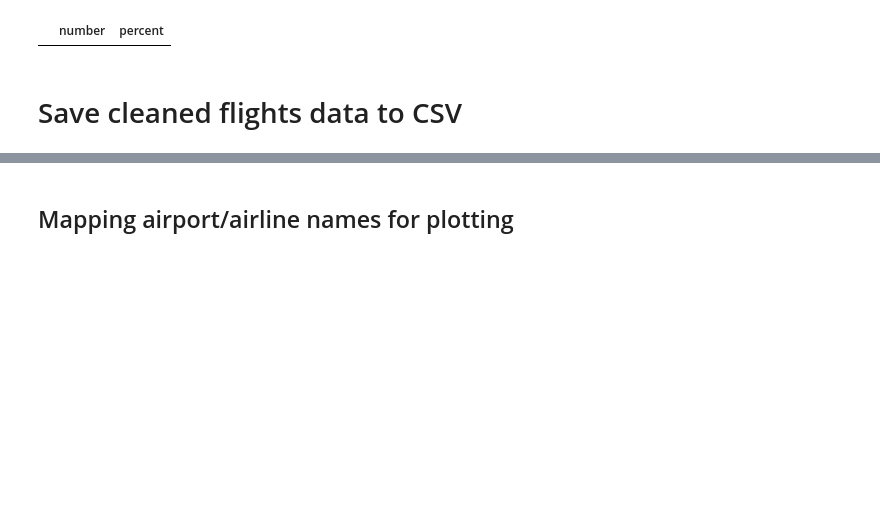
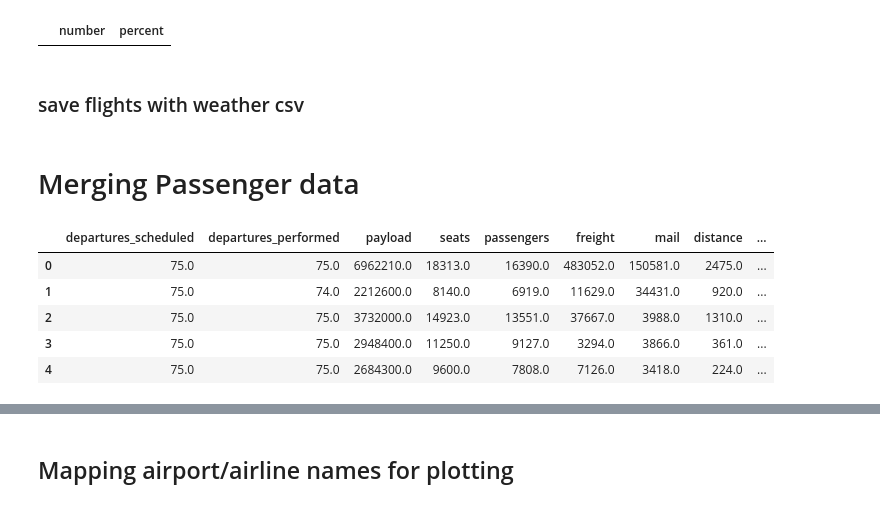
Before and after one commit to bmskarate/lighthouseMain, a Jupyter notebook: w6-midterm/flights_cleaning.ipynb, the cells around one changed output, grey strips where cells are left out. Saved outputs shown, nothing was run; the diff lists cells and outputs as text; code cells hidden in the pictures; blank space fills up the shorter version.

```diff
--- a/w6-midterm/flights_cleaning.ipynb
+++ b/w6-midterm/flights_cleaning.ipynb
@@ -82,6 +131,6 @@ missing(flights_raw) # good to go.
 # %% [output]
 |  | number | percent |
-# %% [markdown]
-# Save cleaned flights data to CSV
+# %% [markdown]
+### save flights with weather csv
 # %%
 #Export the cleaned dataframe
@@ -88,0 +138,13 @@ flights_raw.to_csv('data/flights_cleaned_with_delays.csv')
+# %% [markdown]
+# Merging Passenger data
+# %%
+# how to merge passenger data? it's monthly
+df_passengers = pd.read_csv("data/passengers_nov_dec_jan_raw.csv")
+df_passengers.head()
+# %% [output]
+|  | departures_scheduled | departures_performed | payload | seats | passengers | freight | mail | distance | ... |
+| 0 | 75.0 | 75.0 | 6962210.0 | 18313.0 | 16390.0 | 483052.0 | 150581.0 | 2475.0 | ... |
+| 1 | 75.0 | 74.0 | 2212600.0 | 8140.0 | 6919.0 | 11629.0 | 34431.0 | 920.0 | ... |
+| 2 | 75.0 | 75.0 | 3732000.0 | 14923.0 | 13551.0 | 37667.0 | 3988.0 | 1310.0 | ... |
+| 3 | 75.0 | 75.0 | 2948400.0 | 11250.0 | 9127.0 | 3294.0 | 3866.0 | 361.0 | ... |
+| 4 | 75.0 | 75.0 | 2684300.0 | 9600.0 | 7808.0 | 7126.0 | 3418.0 | 224.0 | ... |
```
Also changed, not shown: parts of 28 cells of this notebook, 32 other files.
